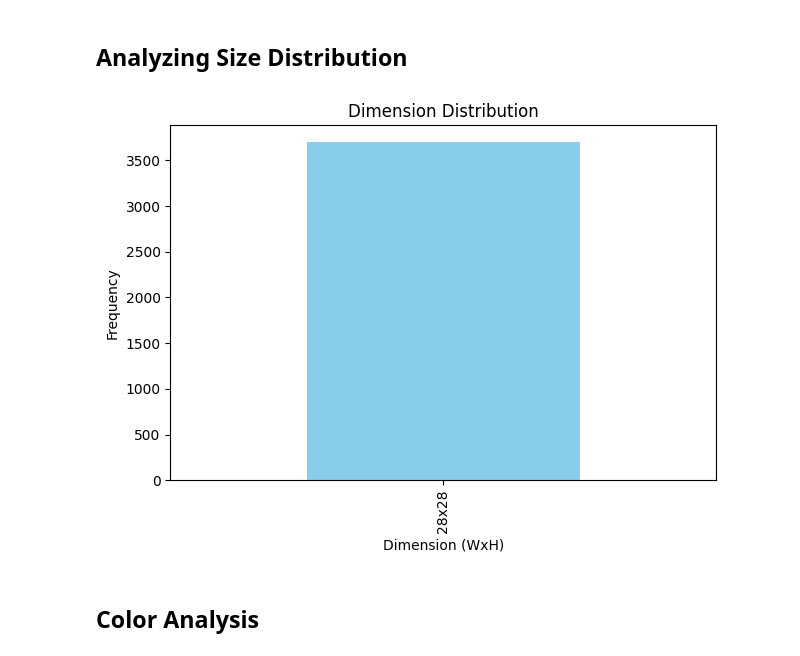
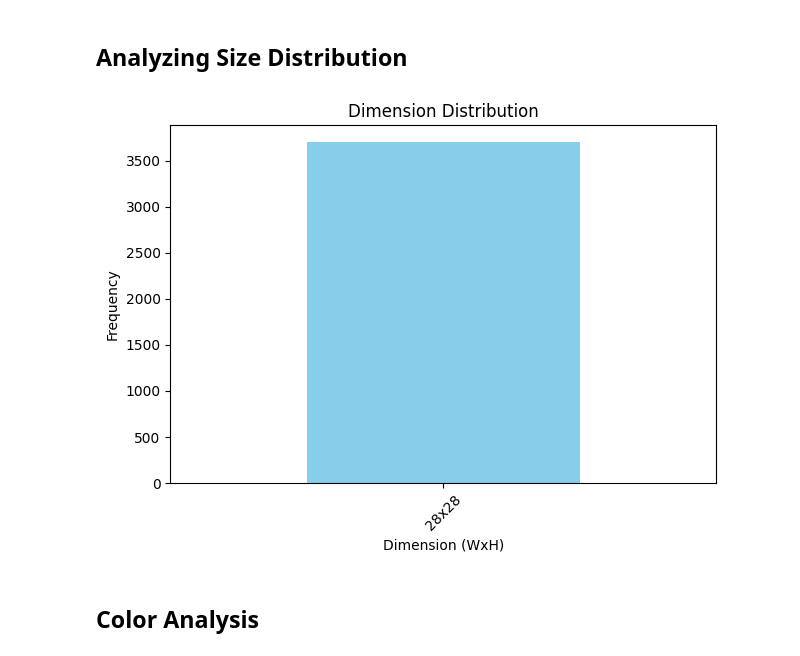
Before and after one commit to ayushpatel2002/Image-Classification-CNN, a Jupyter notebook: s3891013_s3769980.ipynb, the cells around one changed output. Saved outputs shown, nothing was run; the diff lists cells and outputs as text; code cells hidden in the pictures.

```diff
--- a/s3891013_s3769980.ipynb
+++ b/s3891013_s3769980.ipynb
@@ -25,20 +30,8 @@ for filepath in glob.glob(os.path.join(base_dir, '*', '*', '*.png')):
 
     img = Image.open(filepath)
 
-    image_list.append((filepath, image_path, filename, sign_shape, sign_type, f"{img.width}x{img.height}"))
+    image_list.append(('./' + filepath, image_path, filename, sign_shape, sign_type, f"{img.width}x{img.height}"))
     img.close()
 
 # create dataframe
 data = pd.DataFrame(data=image_list, columns=['filepath', 'image_path', 'filename' ,'sign_shape' ,'sign_type', 'dimension'])
-# %%
-# assign shapes to a numeric categorical value
-shapes = {'diamond':0, 'hex':1, 'round':2, 'square':3, 'triangle':4}
-
-# assign sign types to a numeric categorical value
-types = {'rightofway':0, 'stop':1, 'bicycle':2, 'limitedtraffic':3, 'noentry':4, 'noparking':5, 'roundabout':6, 'speed':7, 'trafficdirective':8, 'traveldirection':9, 'continue':10, 'crossing':11 , 'laneend':12, 'parking':13, 'giveway':14, 'warning':15}
-
-# map shape and type category numbers to dataframe
-data['sign_shape_num'] = data['sign_shape'].map(shapes)
-data['sign_type_num'] = data['sign_type'].map(types)
-
-data.head(10)
@@ -107,14 +102,14 @@ plt.show()
 # %%
 # Plotting
 data['dimension'].value_counts().plot(kind='bar', color='skyblue')
 plt.title('Dimension Distribution')
 plt.xlabel('Dimension (WxH)')
 plt.ylabel('Frequency')
-
+plt.xticks(rotation=45)
 plt.tight_layout()
 plt.show()
 # %% [output]
-[figure, old version]
+[figure, new version]
 # %% [markdown]
 ## Color Analysis
 # %% [markdown]
```
Also changed, not shown: parts of 30 cells of this notebook, 1 other file.
